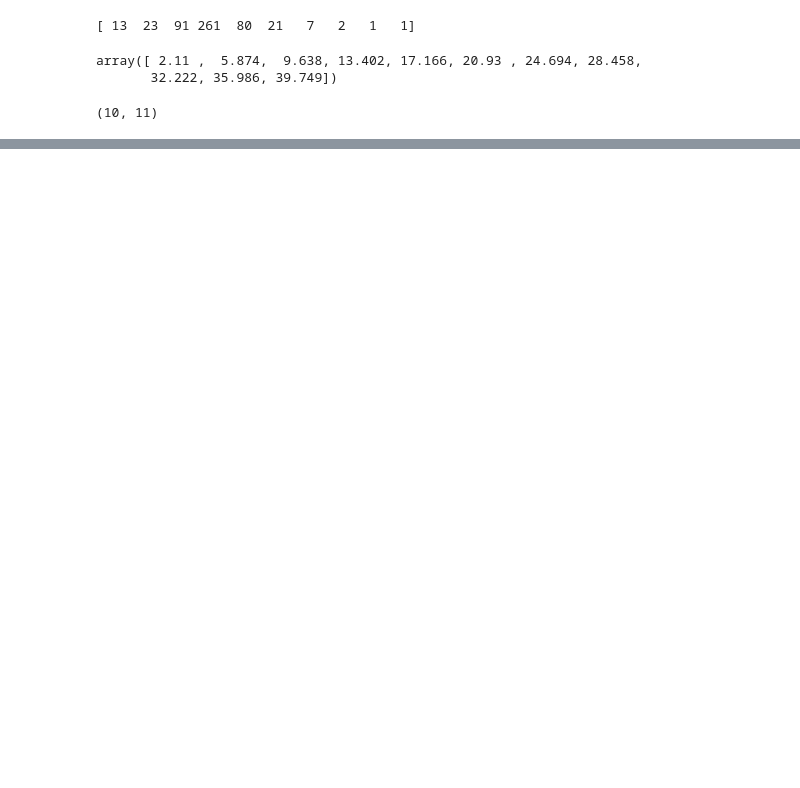
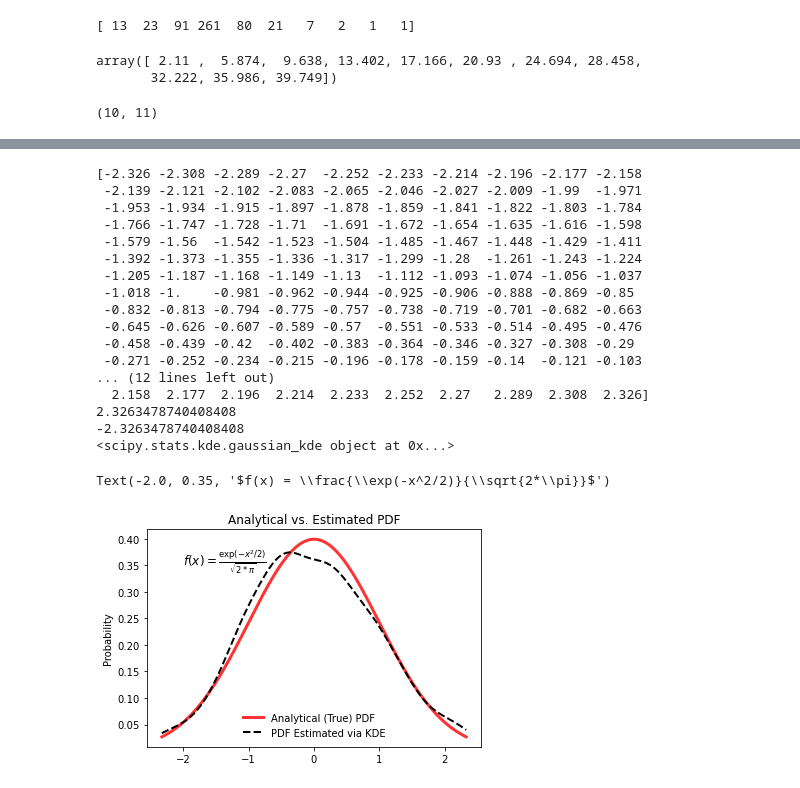
Before and after one commit to rodrigolcocaflores/ThinkStats2, a Jupyter notebook: code/chap02ex.ipynb, the cells around one changed output, grey strips where cells are left out. Drawn from its saved outputs; the diff is of its cells as text; code cells hidden in the pictures; blank space fills up the shorter version.

```diff
--- a/code/chap02ex.ipynb
+++ b/code/chap02ex.ipynb
@@ -416,0 +492,53 @@ hist.size, bin_edges.size
+# %%
+from scipy import stats
+
+# An object representing the "frozen" analytical distribution
+# Defaults to the standard normal distribution, N~(0, 1)
+dist = stats.norm()
+
+# Draw random samples from the population you built above.
+# This is just a sample, so the mean and std. deviation should
+# be close to (1, 0).
+samp = dist.rvs(size=1000)
+
+# `ppf()`: percent point function (inverse of cdf — percentiles).
+x = np.linspace(start=stats.norm.ppf(0.01),
+                stop=stats.norm.ppf(0.99), num=250)
+gkde = stats.gaussian_kde(dataset=samp)
+
+print(x)
+print(max(x))
+print(min(x))
+print(gkde)
+
+# `gkde.evaluate()` estimates the PDF itself.
+fig, ax = plt.subplots()
+ax.plot(x, dist.pdf(x), linestyle='solid', c='red', lw=3,
+        alpha=0.8, label='Analytical (True) PDF')
+ax.plot(x, gkde.evaluate(x), linestyle='dashed', c='black', lw=2,
+        label='PDF Estimated via KDE')
+ax.legend(loc='best', frameon=False)
+ax.set_title('Analytical vs. Estimated PDF')
+ax.set_ylabel('Probability')
+ax.text(-2., 0.35, r'$f(x) = \frac{\exp(-x^2/2)}{\sqrt{2*\pi}}$',
+        fontsize=12)
+# %% [output]
+[-2.326 -2.308 -2.289 -2.27  -2.252 -2.233 -2.214 -2.196 -2.177 -2.158
+ -2.139 -2.121 -2.102 -2.083 -2.065 -2.046 -2.027 -2.009 -1.99  -1.971
+ -1.953 -1.934 -1.915 -1.897 -1.878 -1.859 -1.841 -1.822 -1.803 -1.784
+ -1.766 -1.747 -1.728 -1.71  -1.691 -1.672 -1.654 -1.635 -1.616 -1.598
+ -1.579 -1.56  -1.542 -1.523 -1.504 -1.485 -1.467 -1.448 -1.429 -1.411
+ -1.392 -1.373 -1.355 -1.336 -1.317 -1.299 -1.28  -1.261 -1.243 -1.224
+ -1.205 -1.187 -1.168 -1.149 -1.13  -1.112 -1.093 -1.074 -1.056 -1.037
+ -1.018 -1.    -0.981 -0.962 -0.944 -0.925 -0.906 -0.888 -0.869 -0.85
+ -0.832 -0.813 -0.794 -0.775 -0.757 -0.738 -0.719 -0.701 -0.682 -0.663
+ -0.645 -0.626 -0.607 -0.589 -0.57  -0.551 -0.533 -0.514 -0.495 -0.476
+ -0.458 -0.439 -0.42  -0.402 -0.383 -0.364 -0.346 -0.327 -0.308 -0.29
+ -0.271 -0.252 -0.234 -0.215 -0.196 -0.178 -0.159 -0.14  -0.121 -0.103
+... (12 lines left out)
+  2.158  2.177  2.196  2.214  2.233  2.252  2.27   2.289  2.308  2.326]
+2.3263478740408408
+-2.3263478740408408
+<scipy.stats.kde.gaussian_kde object at 0x...>
+Text(-2.0, 0.35, '$f(x) = \\frac{\\exp(-x^2/2)}{\\sqrt{2*\\pi}}$')
+[figure, added]
```
Also changed, not shown: parts of 18 cells of this notebook.
